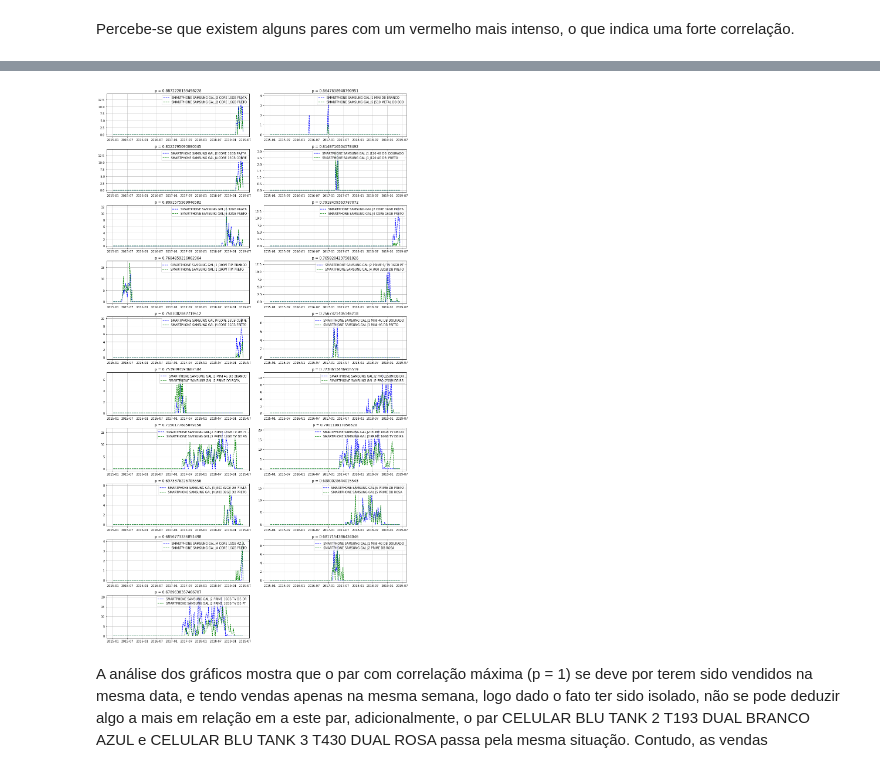
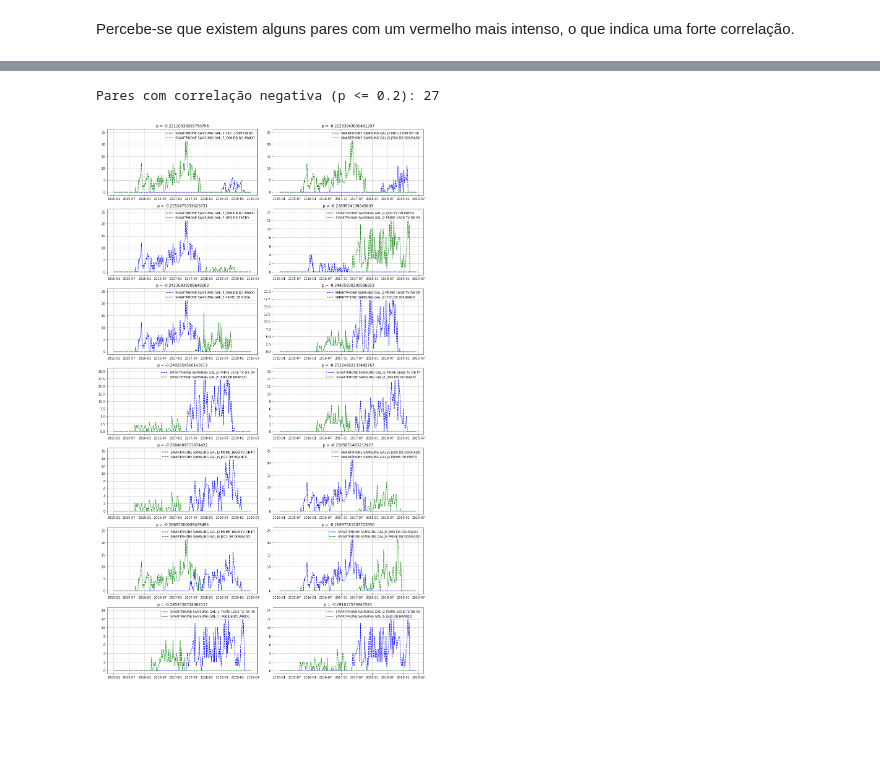
Before and after one commit to LuyzaDomingos/PrevisaoVendasFinalVersion, a Jupyter notebook: previsao/Celulares.ipynb, the cells around one changed output, grey strips where cells are left out. Cells and saved outputs as stored; diff of their text form; code cells hidden in the pictures; blank space fills up the shorter version.

```diff
--- a/previsao/Celulares.ipynb
+++ b/previsao/Celulares.ipynb
@@ -23,3 +23,5 @@ Existem 3980 diferentes produtos na base de dados, que compreendem os números d
 # %%
-[x for x in df.columns if "SMARTPHONE SAMSUNG GAL J" in x]
+df = df[[x for x in df.columns if "SMARTPHONE" in x]]
+
+df.head()
 # %% [output]
@@ -138,0 +108,20 @@ Percebe-se uma correlação forte (p >=0.7) em 19 pares distintos de aparelhos,
+# %%
+corr.loc[:,:] = np.tril(corr.values, k=-1)
+
+s = corr.unstack()
+
+so = s.sort_values(kind="quicksort", ascending=False)
+
+plt.figure(figsize=(15,50))
+
+num_s = len([x for x in so.tolist() if x >= 0.7])
+print("Pares com correlação forte (p >= 0.7): %d" % num_s)
+
+for i in range(num_s):
+    plt.subplot(num_s, 2, i+1)
+    plt.grid(True)
+    plt.plot(dfw[so.index[i][0]], "b--", dfw[so.index[i][1]], "g--", label=so.index[i][0])
+    plt.legend([so.index[i][0], so.index[i][1]], loc ='upper right')
+    plt.title("p = " + str(so.values[i]))
+plt.tight_layout()
+plt.show()
@@ -139,15 +133,18 @@ Percebe-se uma correlação forte (p >=0.7) em 19 pares distintos de aparelhos,
 # %%
+num_n = len([x for x in so.tolist() if x <= -0.2])
+
+print("Pares com correlação negativa (p <= 0.2): %d " % num_n)
 plt.figure(figsize=(15,50))
 
-for i in range(19):
-    plt.subplot(19, 2, i+1)
+for i in range(len(so)-num_s, len(so)):
+    plt.subplot(num_s, 2, i+1-len(so)+num_s)
     plt.grid(True)
     plt.plot(dfw[so.index[i][0]], "b--", dfw[so.index[i][1]], "g--", label=so.index[i][0])
     plt.legend([so.index[i][0], so.index[i][1]], loc ='upper right')
     plt.title("p = " + str(so.values[i]))
+
 plt.tight_layout()
 plt.show()
 # %% [output]
+Pares com correlação negativa (p <= 0.2): 27
-[figure, old version]
+[figure, new version]
-# %% [markdown]
-A análise dos gráficos mostra que o par com correlação máxima (p = 1) se deve por terem sido vendidos na mesma data, e tendo vendas apenas na mesma semana, logo dado o fato ter sido isolado, não se pode deduzir algo a mais em relação em a este par, adicionalmente, o par CELULAR BLU TANK 2 T193 DUAL BRANCO AZUL e CELULAR BLU TANK 3 T430 DUAL ROSA passa pela mesma situação. Contudo, as vendas
```
Also changed, not shown: parts of 32 cells of this notebook.
